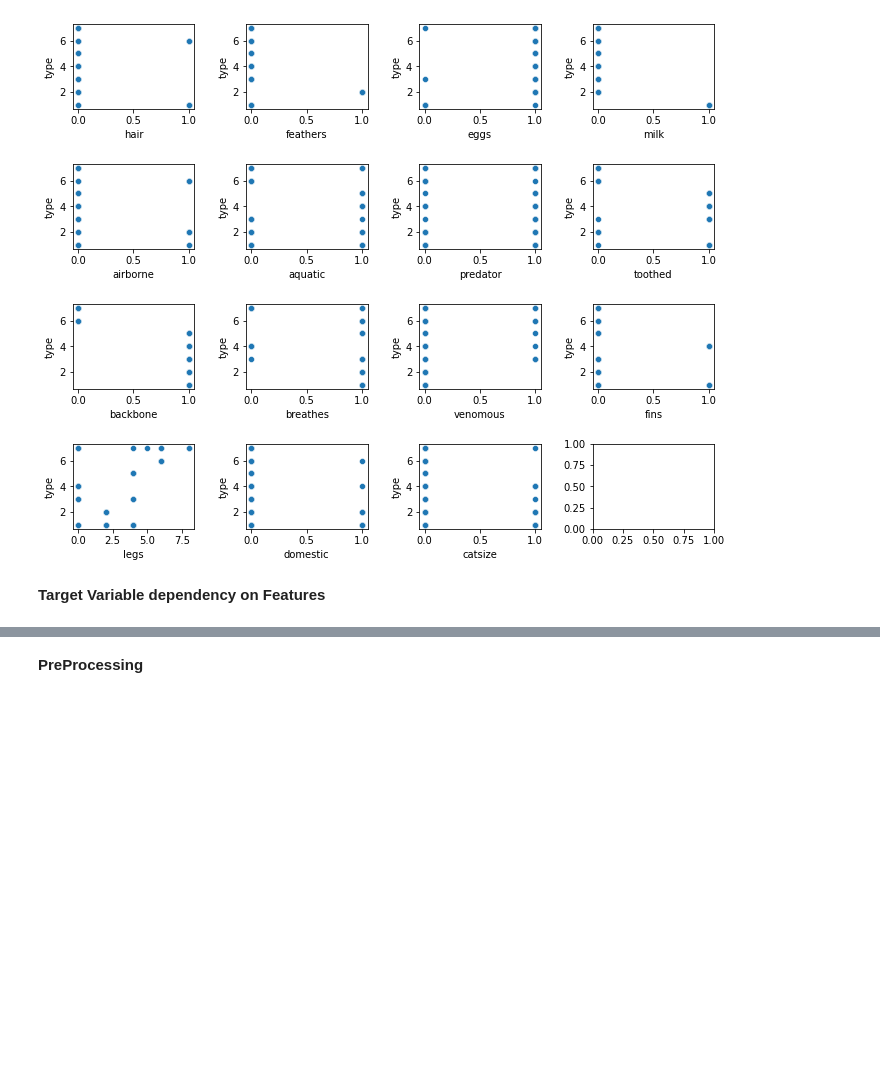
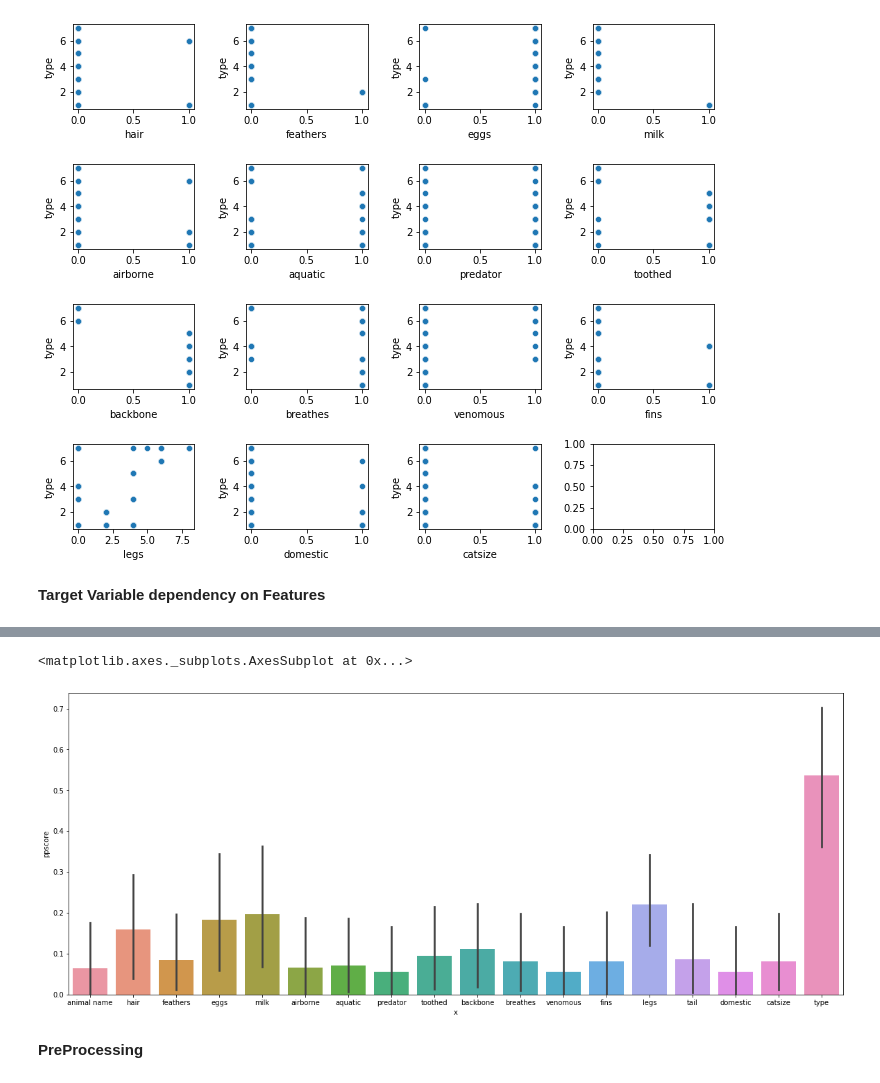
Before and after one commit to manasik29/KNearestNeighbors, a Jupyter notebook: KNearestNeighbor_Zoo.ipynb, the cells around one changed output, grey strips where cells are left out. Saved outputs shown, nothing was run; the diff lists cells and outputs as text; code cells hidden in the pictures; blank space fills up the shorter version.

```diff
--- a/KNearestNeighbor_Zoo.ipynb
+++ b/KNearestNeighbor_Zoo.ipynb
@@ -282,6 +309,12 @@ score[score['y']=='type']
 | 287 | domestic | type | 0.000000 | regression | True | mean absolute error | 1.643564 | 1.799614 | DecisionTreeRegressor() |
 | 305 | catsize | type | 0.071177 | regression | True | mean absolute error | 1.643564 | 1.526580 | DecisionTreeRegressor() |
 | 323 | type | type | 1.000000 | predict_itself | True | None | 0.000000 | 1.000000 | None |
+# %%
+fig, fg=plt.subplots(figsize=(20,8))
+sns.barplot(y='ppscore', x='x', data=score)
+# %% [output]
+<matplotlib.axes._subplots.AxesSubplot at 0x...>
+[figure, added]
 # %% [markdown]
 **PreProcessing**
 # %%
```
Also changed, not shown: parts of 7 cells of this notebook.
